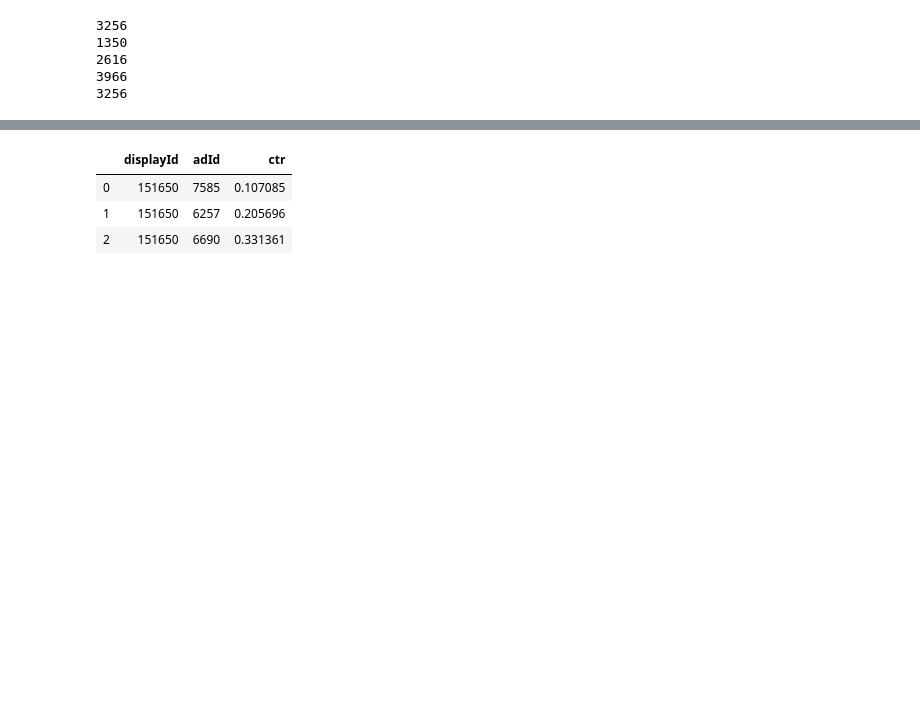
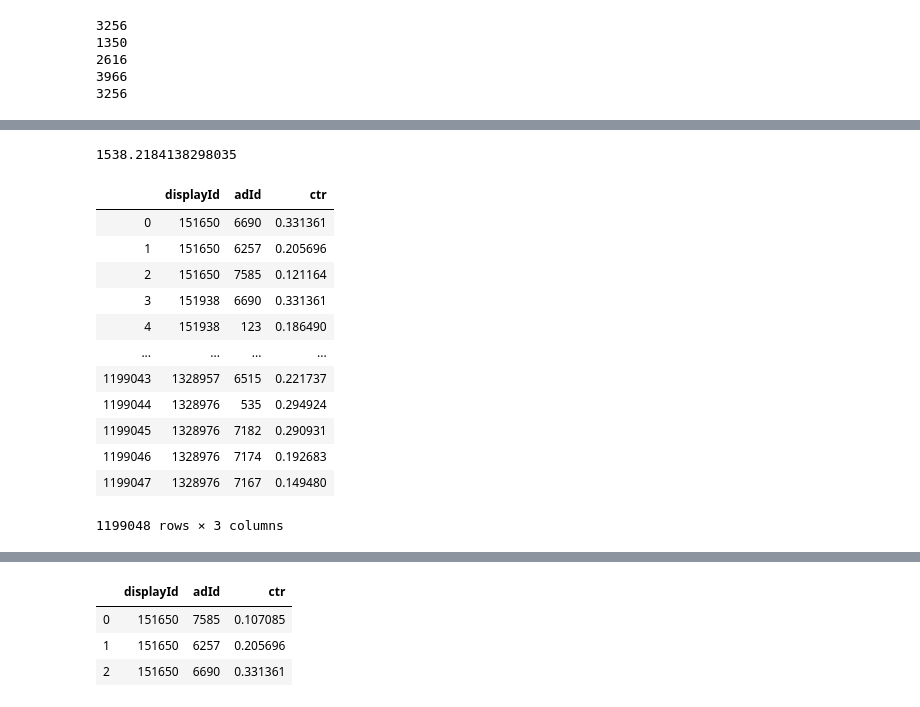
Before and after one commit to sajjad-yazdanparast/data-days, a Jupyter notebook: main.ipynb, the cells around one changed output, grey strips where cells are left out. Saved outputs shown, nothing was run; the diff lists cells and outputs as text; code cells hidden in the pictures; blank space fills up the shorter version.

```diff
--- a/main.ipynb
+++ b/main.ipynb
@@ -319,0 +220,35 @@ sub_df.head(30)
+# %%
+# SORTING SUB_DF AND SAVE IT TO REAL_SUB_DF DATASET
+
+import time
+stime = time.time()
+display_ids = sub_df['displayId'].unique()
+sorted_rows = []
+for id_ in display_ids :
+    pp = sub_df[sub_df['displayId']==id_].sort_values(['ctr'],ascending=0).values
+    for row in pp :
+        sorted_rows.append(row)
+
+
+real_sub_df = pd.DataFrame(sorted_rows,columns=['displayId','adId','ctr'])
+real_sub_df.displayId = real_sub_df.displayId.astype(np.int64)
+real_sub_df.adId = real_sub_df.adId.astype(np.int64)
+ftime = time.time()
+
+print(ftime - stime)
+real_sub_df
+# %% [output]
+1538.2184138298035
+|  | displayId | adId | ctr |
+| 0 | 151650 | 6690 | 0.331361 |
+| 1 | 151650 | 6257 | 0.205696 |
+| 2 | 151650 | 7585 | 0.121164 |
+| 3 | 151938 | 6690 | 0.331361 |
+| 4 | 151938 | 123 | 0.186490 |
+| ... | ... | ... | ... |
+| 1199043 | 1328957 | 6515 | 0.221737 |
+| 1199044 | 1328976 | 535 | 0.294924 |
+| 1199045 | 1328976 | 7182 | 0.290931 |
+| 1199046 | 1328976 | 7174 | 0.192683 |
+| 1199047 | 1328976 | 7167 | 0.149480 |
+1199048 rows × 3 columns
```
Also changed, not shown: parts of 20 cells of this notebook.
